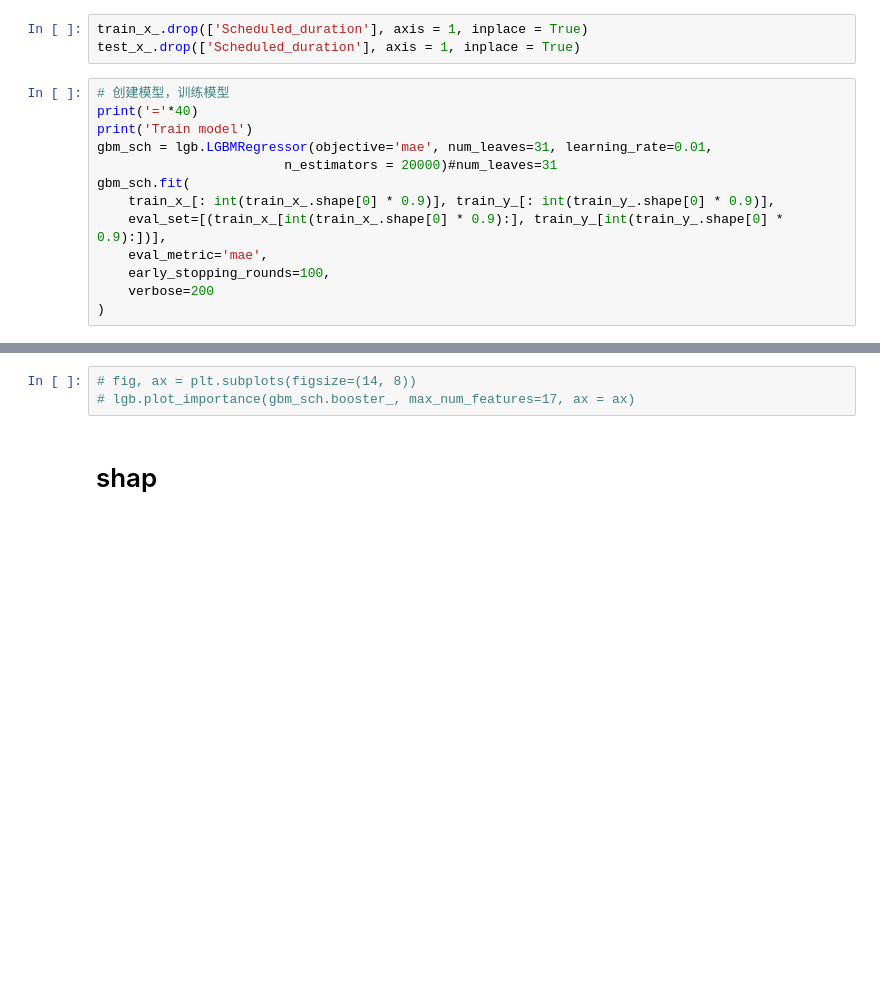
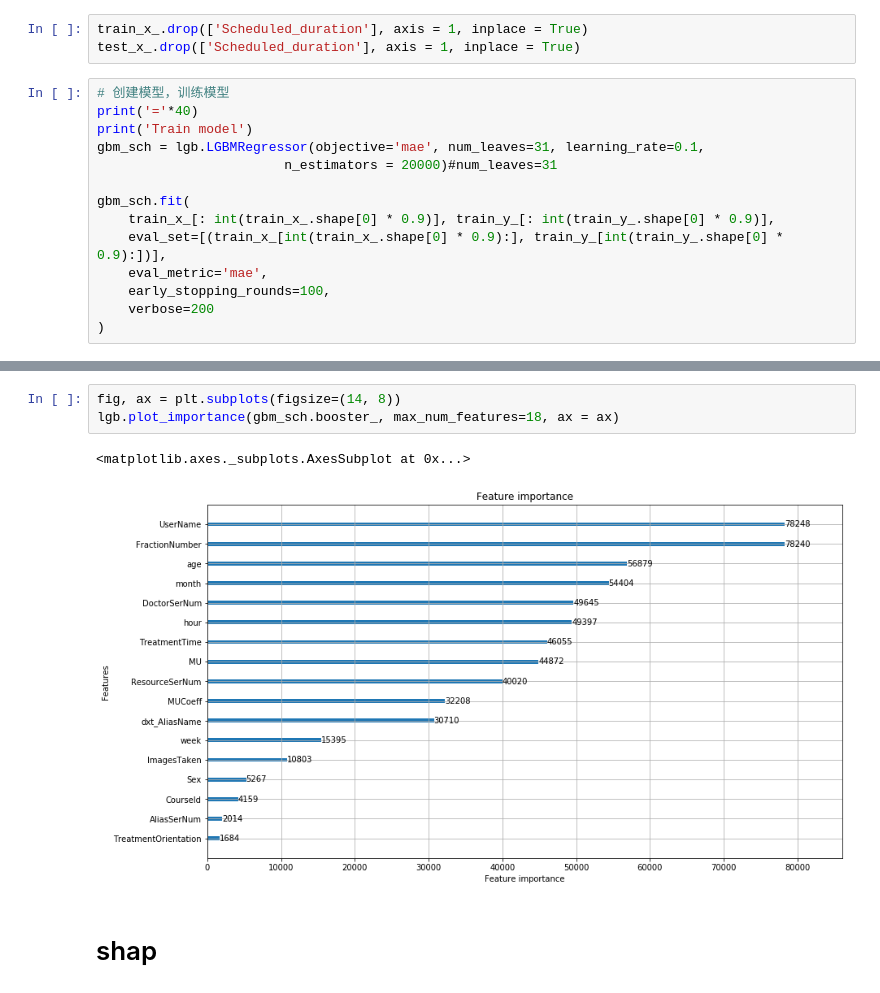
Before and after one commit to Alex2Yang97/waiting_time_project, a Jupyter notebook: code/数据预处理/ligthgbm_model.ipynb, the cells around one changed output, grey strips where cells are left out. Drawn from its saved outputs; the diff is of its cells as text; blank space fills up the shorter version.

```diff
--- a/code/数据预处理/ligthgbm_model.ipynb
+++ b/code/数据预处理/ligthgbm_model.ipynb
@@ -232,8 +263,9 @@ test_x_.drop(['Scheduled_duration'], axis = 1, inplace = True)
 # 创建模型，训练模型
 print('='*40)
 print('Train model')
-gbm_sch = lgb.LGBMRegressor(objective='mae', num_leaves=31, learning_rate=0.01,
+gbm_sch = lgb.LGBMRegressor(objective='mae', num_leaves=31, learning_rate=0.1,
                         n_estimators = 20000)#num_leaves=31
+
 gbm_sch.fit(
     train_x_[: int(train_x_.shape[0] * 0.9)], train_y_[: int(train_y_.shape[0] * 0.9)],
     eval_set=[(train_x_[int(train_x_.shape[0] * 0.9):], train_y_[int(train_y_.shape[0] * 0.9):])],
@@ -277,6 +309,9 @@ print(mae)
 # %%
-# fig, ax = plt.subplots(figsize=(14, 8))
-# lgb.plot_importance(gbm_sch.booster_, max_num_features=17, ax = ax)
+fig, ax = plt.subplots(figsize=(14, 8))
+lgb.plot_importance(gbm_sch.booster_, max_num_features=18, ax = ax)
+# %% [output]
+<matplotlib.axes._subplots.AxesSubplot at 0x...>
+[figure, added]
 # %% [markdown]
 # shap
 # %%
```
Also changed, not shown: parts of 41 cells of this notebook, 5 other files.
